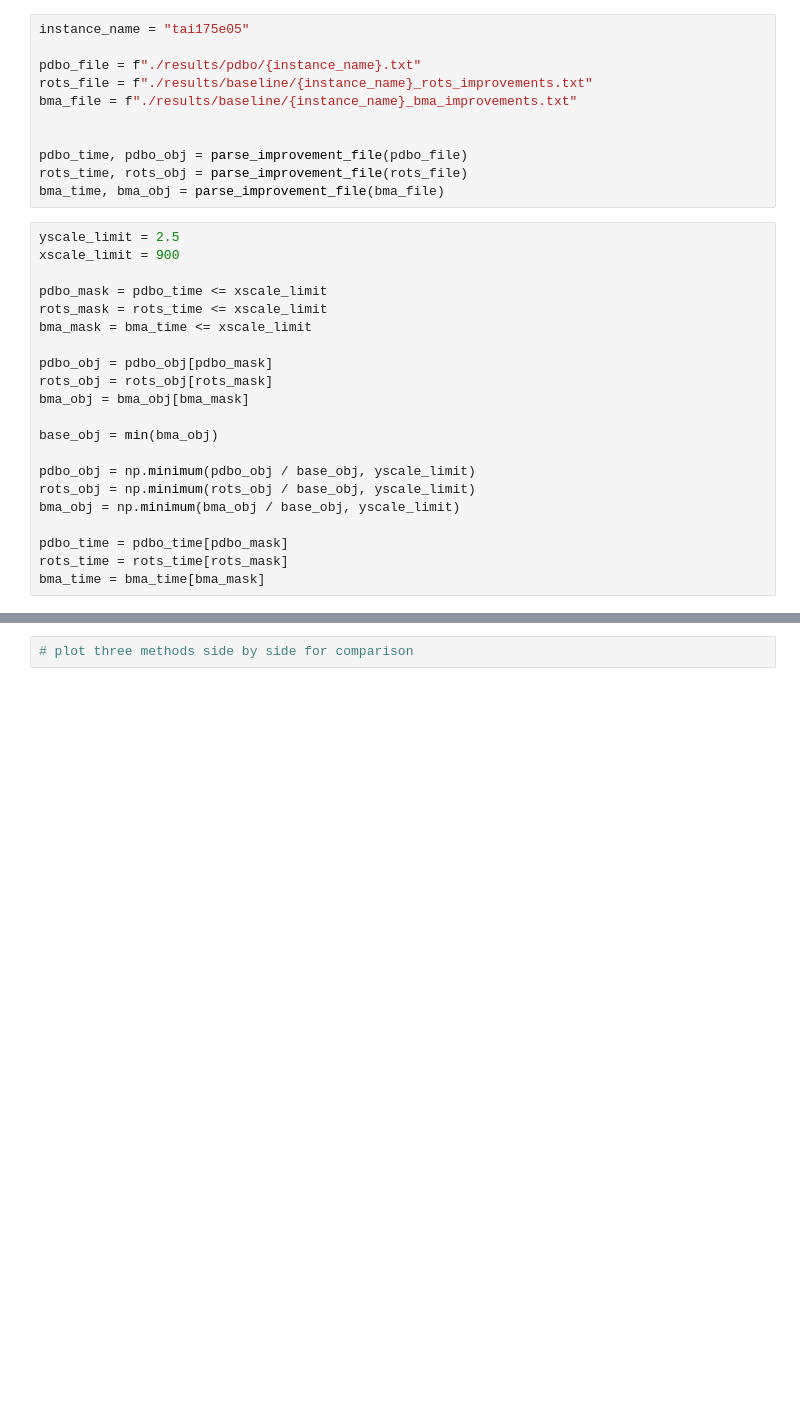
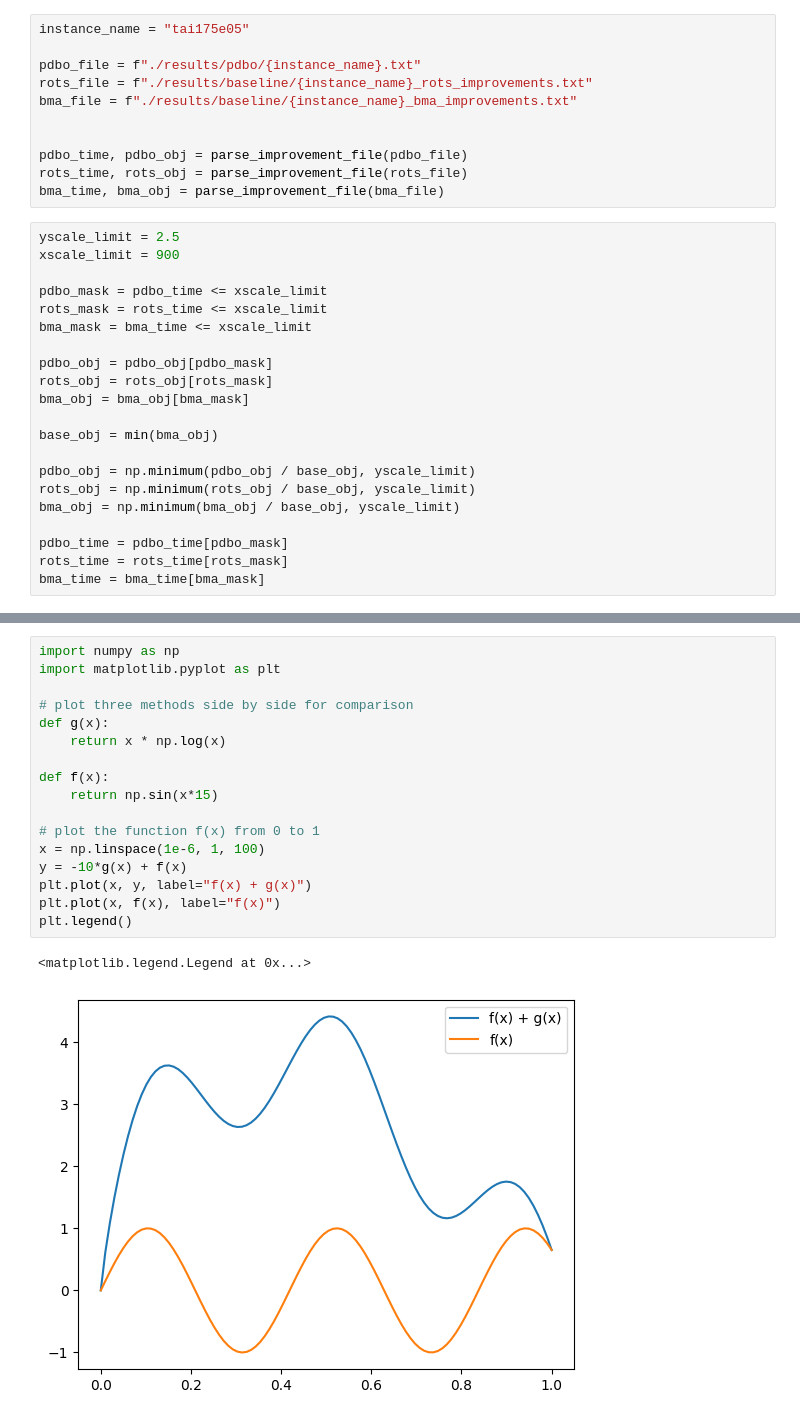
Before and after one commit to SSszyBill/QAPs, a Jupyter notebook: plot_improvement.ipynb, the cells around one changed output, grey strips where cells are left out. Drawn from its saved outputs; the diff is of its cells as text; blank space fills up the shorter version.

```diff
--- a/plot_improvement.ipynb
+++ b/plot_improvement.ipynb
@@ -180,2 +255,20 @@ plt.show()
 # %%
+import numpy as np
+import matplotlib.pyplot as plt
+
 # plot three methods side by side for comparison
+def g(x):
+    return x * np.log(x)
+
+def f(x):
+    return np.sin(x*15)
+
+# plot the function f(x) from 0 to 1
+x = np.linspace(1e-6, 1, 100)
+y = -10*g(x) + f(x)
+plt.plot(x, y, label="f(x) + g(x)")
+plt.plot(x, f(x), label="f(x)")
+plt.legend()
+# %% [output]
+<matplotlib.legend.Legend at 0x...>
+[figure, added]
```
Also changed, not shown: parts of 4 cells of this notebook.
